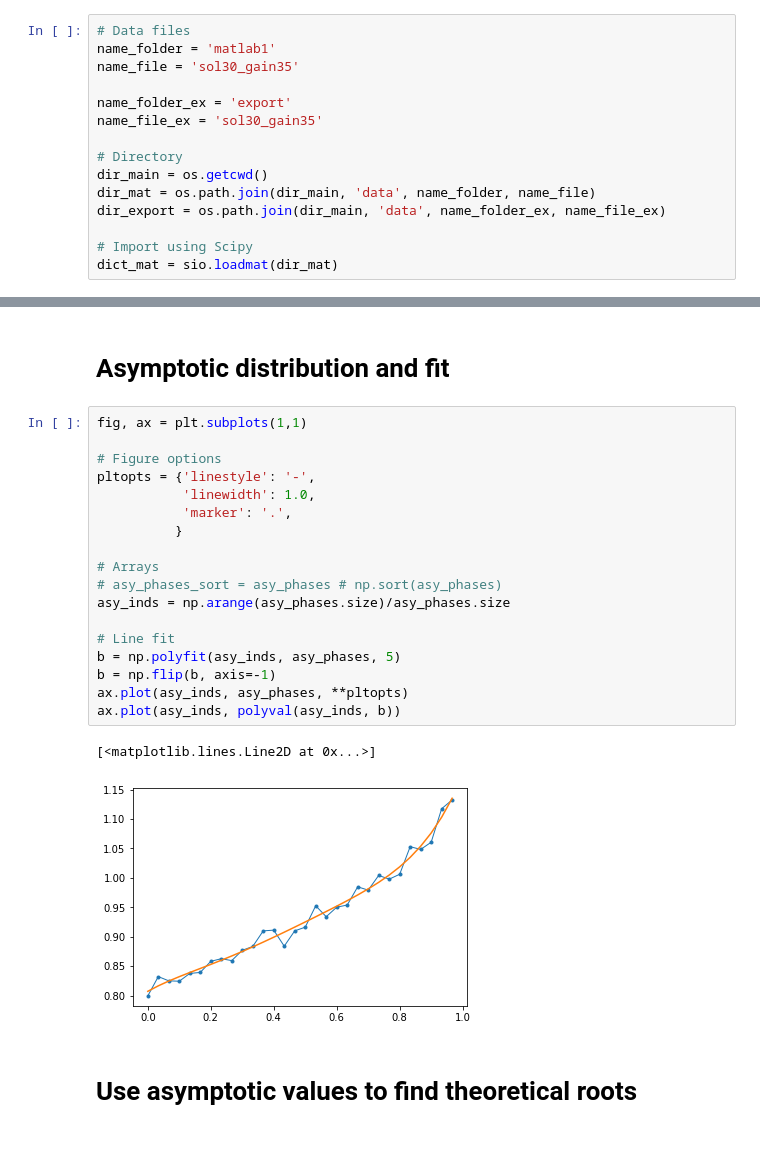
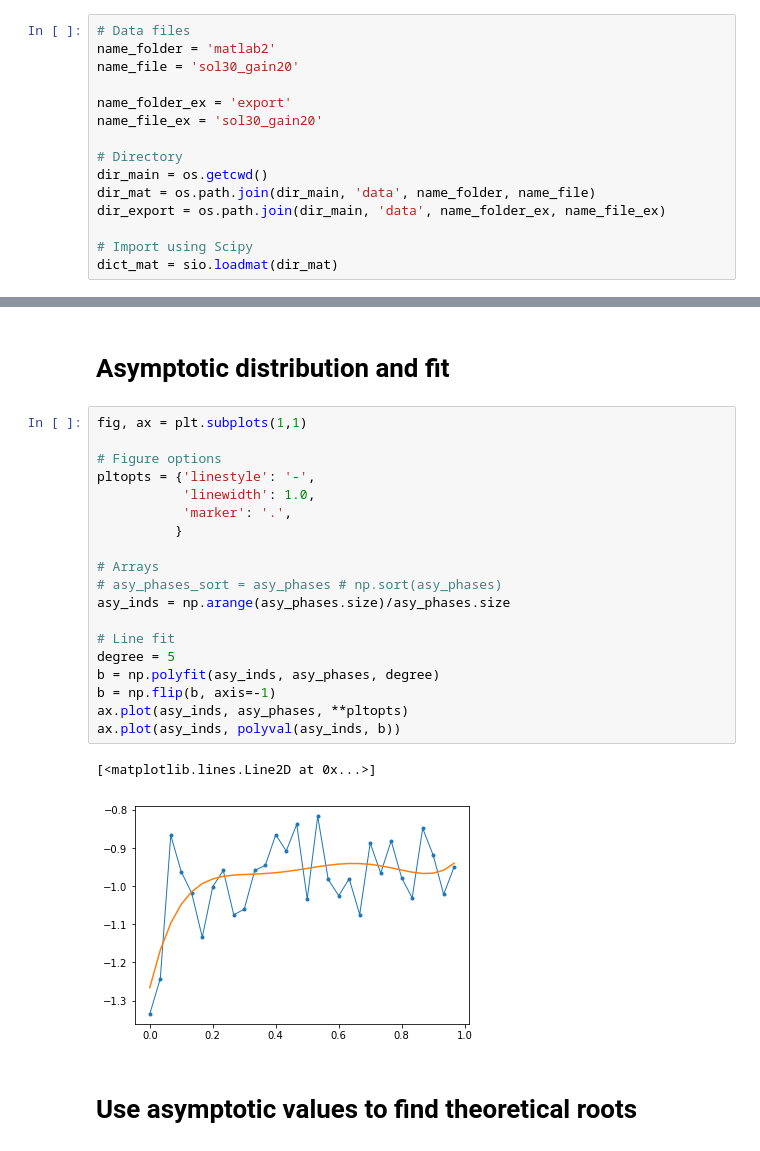
Before and after one commit to parkseo7/KuramotoPlasticDelay, a Jupyter notebook: asy_script.ipynb, the cells around one changed output, grey strips where cells are left out. Saved outputs shown, nothing was run; the diff lists cells and outputs as text.

```diff
--- a/asy_script.ipynb
+++ b/asy_script.ipynb
@@ -19,11 +19,11 @@ from IPython.display import clear_output
 # Directories
 # %%
 # Data files
-name_folder = 'matlab1'
-name_file = 'sol30_gain35'
+name_folder = 'matlab2'
+name_file = 'sol30_gain20'
 
 name_folder_ex = 'export'
-name_file_ex = 'sol30_gain35'
+name_file_ex = 'sol30_gain20'
 
 # Directory
 dir_main = os.getcwd()
@@ -87,24 +87,25 @@ ax.plot([],[])
 # %%
 fig, ax = plt.subplots(1,1)
 
 # Figure options
 pltopts = {'linestyle': '-',
            'linewidth': 1.0,
            'marker': '.',
           }
 
 # Arrays
 # asy_phases_sort = asy_phases # np.sort(asy_phases)
 asy_inds = np.arange(asy_phases.size)/asy_phases.size
 
 # Line fit
-b = np.polyfit(asy_inds, asy_phases, 5)
+degree = 5
+b = np.polyfit(asy_inds, asy_phases, degree)
 b = np.flip(b, axis=-1)
 ax.plot(asy_inds, asy_phases, **pltopts)
 ax.plot(asy_inds, polyval(asy_inds, b))
 # %% [output]
 [<matplotlib.lines.Line2D at 0x...>]
-[figure, old version]
+[figure, new version]
 # %% [markdown]
 # Use asymptotic values to find theoretical roots
 # %%
```
Also changed, not shown: parts of 4 cells of this notebook, 7 other files.
